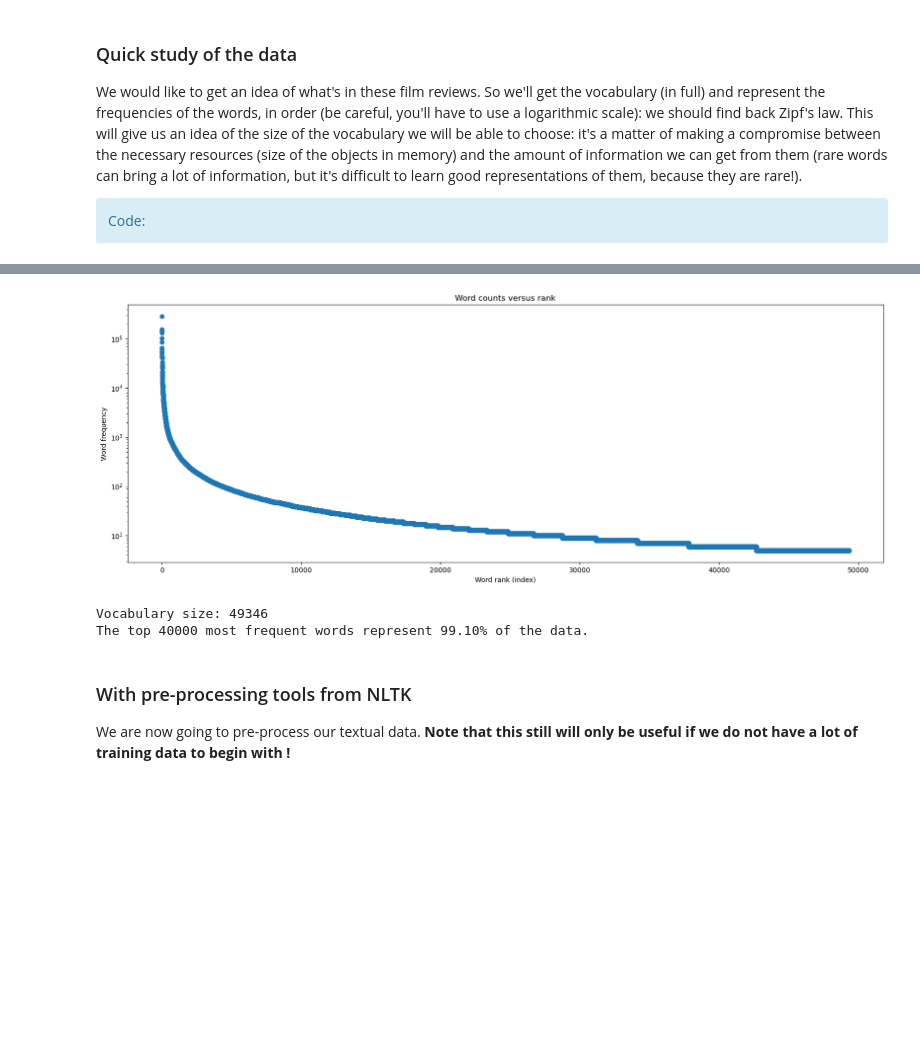
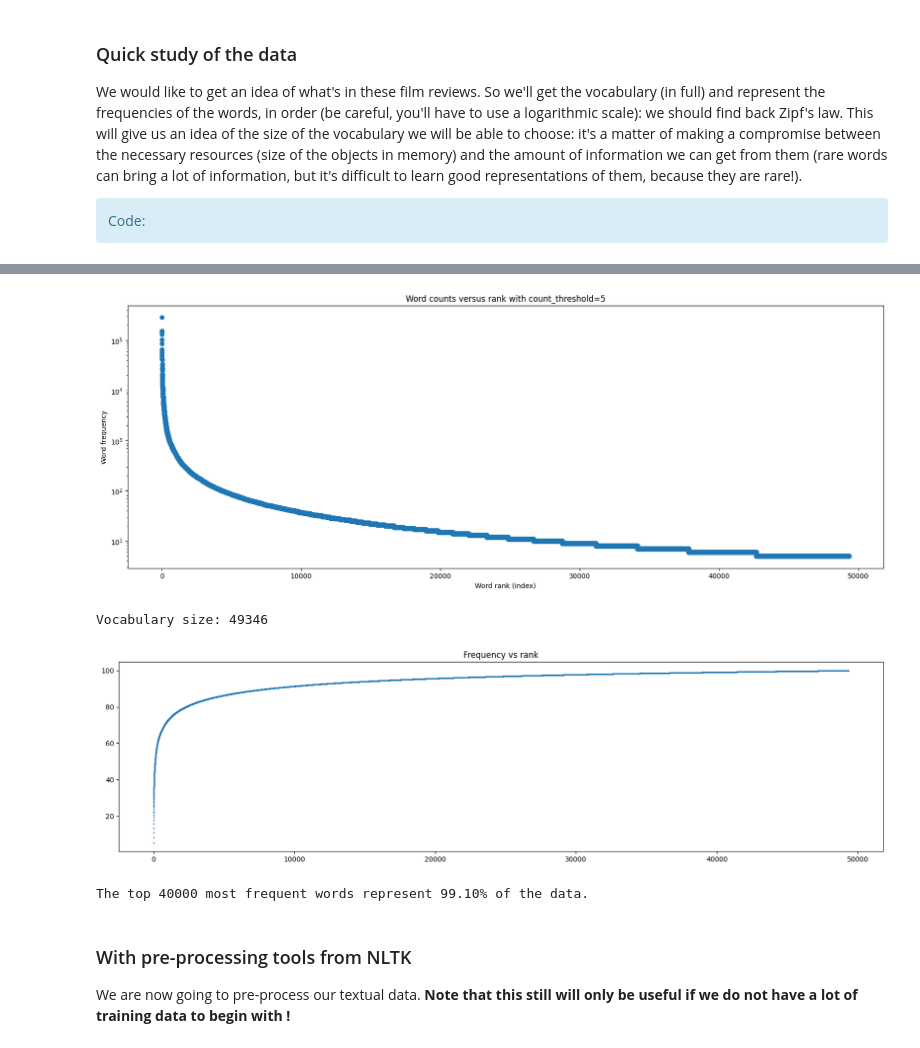
Before and after one commit to joaomelga/TP_Sentiment_Analysis_Hannas_Melga, a Jupyter notebook: movies_sentiment_tp.ipynb, the cells around one changed output, grey strips where cells are left out. Drawn from its saved outputs; the diff is of its cells as text; code cells hidden in the pictures; blank space fills up the shorter version.

```diff
--- a/movies_sentiment_tp.ipynb
+++ b/movies_sentiment_tp.ipynb
@@ -931,13 +897,21 @@ plt.show()
 # We would like to know how much of the data is represented by the 'k' most frequent words
 print('Vocabulary size: %i' % len(vocab))
 
+def top_frequent_words(freq, k):
+    return np.sum(sorted(freq[:k] , reverse=True)) / np.sum(freq)
+
 k = 40000
 sorted_frequencies = sorted(word_frequencies, reverse=True)
-
 total_frequency = sum(sorted_frequencies)
 cumulative_sum = sum(sorted_frequencies[:k])
 percentage = (cumulative_sum / total_frequency) * 100
 
+k_frequencies = top_frequent_words(word_frequencies, k)
+plt.figure(figsize=(20,5))
+plt.title('Frequency vs rank')
+plt.scatter(ranks, np.cumsum(word_frequencies) / np.sum(word_frequencies) * 100, s=1)
+plt.show()
+
 print(f"The top {k} most frequent words represent {percentage:.2f}% of the data.")
 # %% [output]
 [figure]
@@ -951,29 +930,44 @@ Word2vec's implementation cuts the vocabulary size by using **only words with at
 # %%
+
 vocab_5_occur, word_counts = vocabulary(train_texts, count_threshold=5, voc_threshold=1000000)
 word_frequencies = list(word_counts.values())
 ranks = list(range(len(word_frequencies)))
 
 plt.figure(figsize=(20, 7), dpi=100)
-plt.title('Word counts versus rank')
+plt.title('Word counts versus rank with count_threshold=5')
 plt.scatter(ranks, word_frequencies)
 plt.yscale('log')
 plt.xlabel('Word rank (index)')
 plt.ylabel('Word frequency')
 plt.show()
 
 k = 40000
 sorted_frequencies = sorted(word_frequencies, reverse=True)
 
 total_frequency = sum(sorted_frequencies)
 cumulative_sum = sum(sorted_frequencies[:k])
 percentage = (cumulative_sum / total_frequency) * 100
 
 print('Vocabulary size: %i' % len(vocab_5_occur))
+
+k = 40000
+sorted_frequencies = sorted(word_frequencies, reverse=True)
+total_frequency = sum(sorted_frequencies)
+cumulative_sum = sum(sorted_frequencies[:k])
+percentage = (cumulative_sum / total_frequency) * 100
+
+k_frequencies = top_frequent_words(word_frequencies, k)
+plt.figure(figsize=(20,5))
+plt.title('Frequency vs rank')
+plt.scatter(ranks, np.cumsum(word_frequencies) / np.sum(word_frequencies) * 100, s=1)
+plt.show()
+
 print(f"The top {k} most frequent words represent {percentage:.2f}% of the data.")
 # %% [output]
-[figure, old version]
+[figure, new version]
 Vocabulary size: 49346
-The top 40000 most frequent words represent 99.10% of the data.
+[figure, added]
+The top 40000 most frequent words represent 99.10% of the data.
 # %% [markdown]
 ### With pre-processing tools from NLTK
 
```
Also changed, not shown: parts of 30 cells of this notebook.
